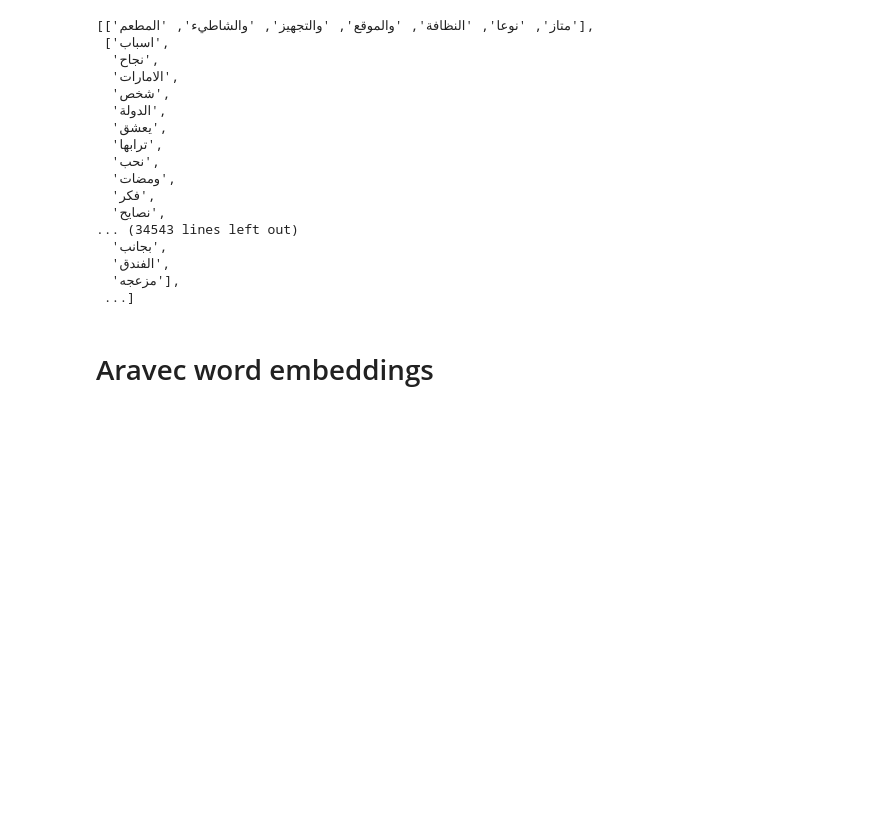
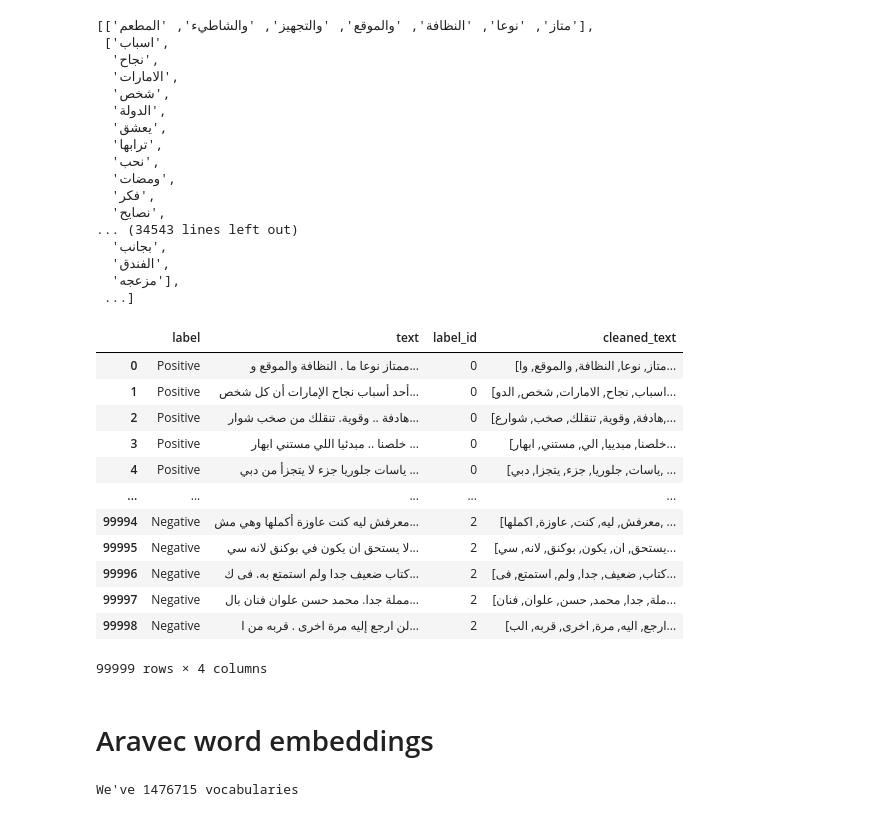
Before and after one commit to patrick-3008/Arabic-aravec-word-embeddings, a Jupyter notebook: Arabic-aravec-word-embeddings.ipynb, the cells around one changed output. Saved outputs shown, nothing was run; the diff lists cells and outputs as text; code cells hidden in the pictures; blank space fills up the shorter version.

```diff
--- a/Arabic-aravec-word-embeddings.ipynb
+++ b/Arabic-aravec-word-embeddings.ipynb
@@ -181,2 +183,18 @@ cleaned_list
+# %%
+dataset
+# %% [output]
+|  | label | text | label_id | cleaned_text |
+| 0 | Positive | ممتاز نوعا ما . النظافة والموقع و... | 0 | [متاز, نوعا, النظافة, والموقع, وا... |
+| 1 | Positive | أحد أسباب نجاح الإمارات أن كل شخص... | 0 | [اسباب, نجاح, الامارات, شخص, الدو... |
+| 2 | Positive | هادفة .. وقوية. تنقلك من صخب شوار... | 0 | [هادفة, وقوية, تنقلك, صخب, شوارع,... |
+| 3 | Positive | خلصنا .. مبدئيا اللي مستني ابهار ... | 0 | [خلصنا, مبدييا, الي, مستني, ابهار... |
+| 4 | Positive | ياسات جلوريا جزء لا يتجزأ من دبي ... | 0 | [ياسات, جلوريا, جزء, يتجزا, دبي, ... |
+| ... | ... | ... | ... | ... |
+| 99994 | Negative | معرفش ليه كنت عاوزة أكملها وهي مش... | 2 | [معرفش, ليه, كنت, عاوزة, اكملها, ... |
+| 99995 | Negative | لا يستحق ان يكون في بوكنق لانه سي... | 2 | [يستحق, ان, يكون, بوكنق, لانه, سي... |
+| 99996 | Negative | كتاب ضعيف جدا ولم استمتع به. فى ك... | 2 | [كتاب, ضعيف, جدا, ولم, استمتع, فى... |
+| 99997 | Negative | مملة جدا. محمد حسن علوان فنان بال... | 2 | [ملة, جدا, محمد, حسن, علوان, فنان... |
+| 99998 | Negative | لن ارجع إليه مرة اخرى . قربه من ا... | 2 | [ارجع, اليه, مرة, اخرى, قربه, الب... |
+99999 rows × 4 columns
 # %% [markdown]
 # Aravec word embeddings
@@ -182,0 +209,6 @@ cleaned_list
+# %%
+# download model from repo
+model = gensim.models.Word2Vec.load("Models/full_grams_cbow_100_twitter/full_grams_cbow_100_twitter.mdl")
+print("We've", len(model.wv.index_to_key),"vocabularies")
+# %% [output]
+We've 1476715 vocabularies
```
Also changed, not shown: parts of 21 cells of this notebook.
